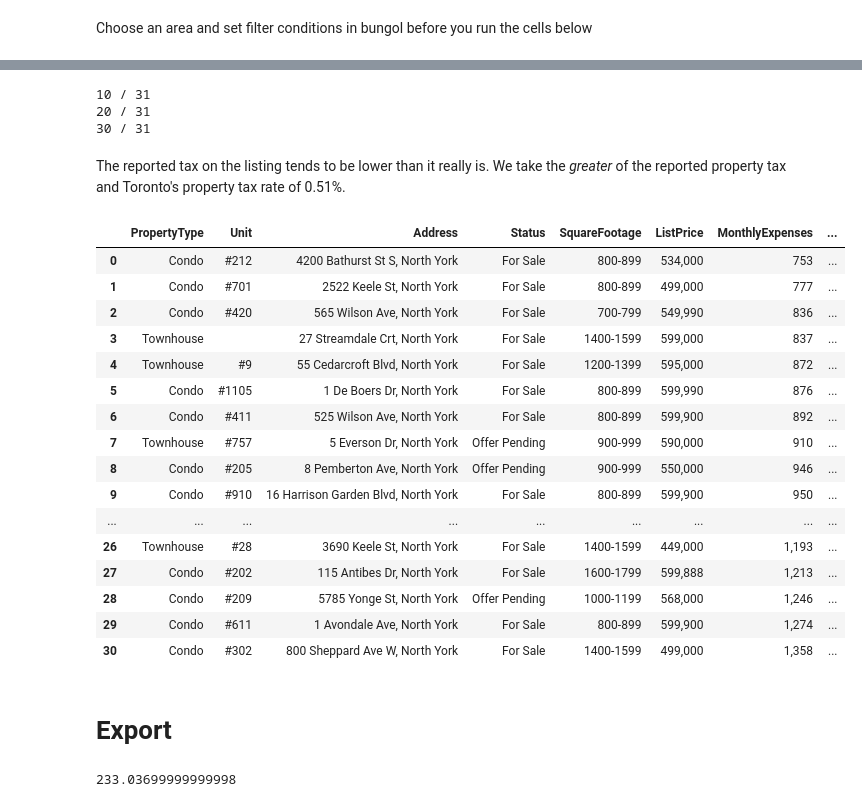
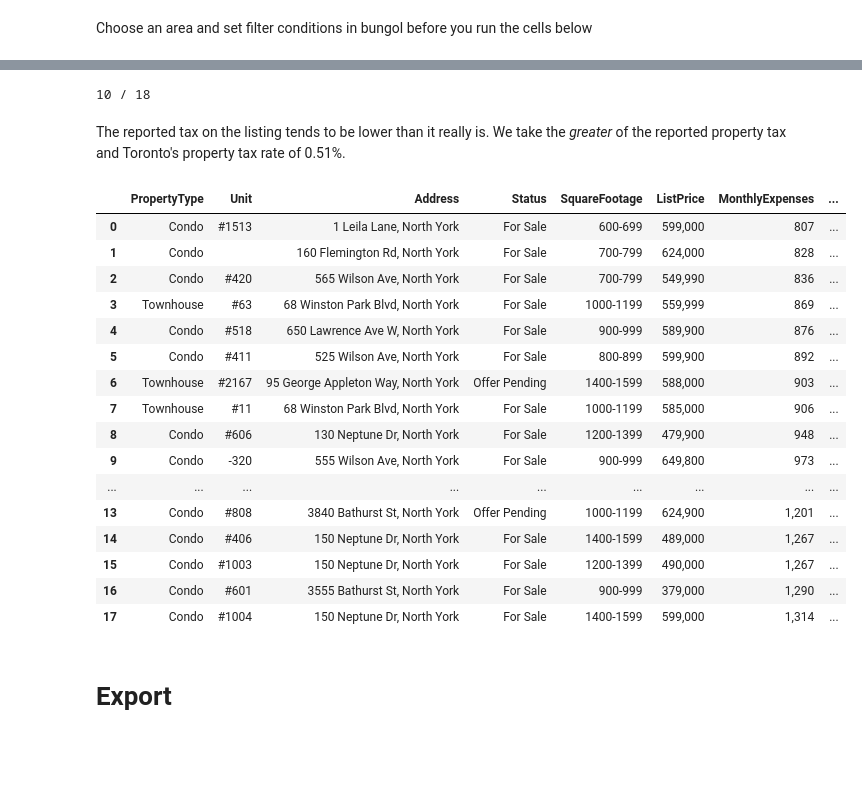
Before and after one commit to luongdang/bungol, a Jupyter notebook: notebooks/bungol.ipynb, the cells around one changed output, grey strips where cells are left out. Drawn from its saved outputs; the diff is of its cells as text; code cells hidden in the pictures; blank space fills up the shorter version.

```diff
--- a/notebooks/bungol.ipynb
+++ b/notebooks/bungol.ipynb
@@ -77,8 +77,12 @@ for i, url in enumerate(urls):
 
     driver.get(url)
     driver.find_element_by_link_text('Community').click()
-    wait = WebDriverWait(driver, 5, poll_frequency=1)
-    wait.until(EC.text_to_be_present_in_element((By.ID, 'listingCommunityAverageIncome'), ','))
+
+    try:
+        wait = WebDriverWait(driver, 5, poll_frequency=1)
+        wait.until(EC.text_to_be_present_in_element((By.ID, 'listingCommunityAverageIncome'), ','))
+    except:
+        pass
 
     soup = BeautifulSoup(driver.page_source)
     s = pd.Series()
@@ -103,6 +107,7 @@ for i, url in enumerate(urls):
         'SquareFootage': '#listingSummarySqFt',
         'MaintenanceFee': '#listingSummaryMaintenanceFees',
         'PropertyTax': '#listingSummaryTaxes',
+        'MLS': '#listingMiscMLS'
     }
 
     for variable, selector in info.items():
@@ -139,9 +144,7 @@ for i, url in enumerate(urls):
     s['URL'] = url
     details.append(s)
 # %% [output]
-10 / 31
-20 / 31
-30 / 31
+10 / 18
 # %%
 df = pd.DataFrame(details)
 # %%
@@ -188,41 +191,37 @@ df[cols] = df[cols].apply(pd.to_numeric)
 # %%
 def make_hyperlink(cell):
     return f'<a target="_blank" href="{cell}">Link</a>'
 
-result = df[['PropertyType', 'Unit', 'Address', 'Status', 'SquareFootage', 'ListPrice', 'MonthlyExpenses', 'TrueMaintenanceFee', 'URL']] \
+result = df[['PropertyType', 'Unit', 'Address', 'Status', 'SquareFootage', 'ListPrice', 'MonthlyExpenses', 'TrueMaintenanceFee', 'URL', 'MLS']] \
             .sort_values('MonthlyExpenses').reset_index(drop=True) \
             .style.format({
                 'ListPrice': '{:,.0f}',
                 'PropertyTax': '{:,.2f}',
                 'MonthlyExpenses': '{:,.0f}',
                 'TrueMaintenanceFee': '{:,.0f}',
                 'AvgPersonalIncome': '{:,.0f}',
                 'URL': make_hyperlink
             })
 result
 # %% [output]
 |  | PropertyType | Unit | Address | Status | SquareFootage | ListPrice | MonthlyExpenses | ... |
-| 0 | Condo | #212 | 4200 Bathurst St S, North York | For Sale | 800-899 | 534,000 | 753 | ... |
-| 1 | Condo | #701 | 2522 Keele St, North York | For Sale | 800-899 | 499,000 | 777 | ... |
+| 0 | Condo | #1513 | 1 Leila Lane, North York | For Sale | 600-699 | 599,000 | 807 | ... |
+| 1 | Condo |  | 160 Flemington Rd, North York | For Sale | 700-799 | 624,000 | 828 | ... |
 | 2 | Condo | #420 | 565 Wilson Ave, North York | For Sale | 700-799 | 549,990 | 836 | ... |
-| 3 | Townhouse |  | 27 Streamdale Crt, North York | For Sale | 1400-1599 | 599,000 | 837 | ... |
-| 4 | Townhouse | #9 | 55 Cedarcroft Blvd, North York | For Sale | 1200-1399 | 595,000 | 872 | ... |
-| 5 | Condo | #1105 | 1 De Boers Dr, North York | For Sale | 800-899 | 599,990 | 876 | ... |
-| 6 | Condo | #411 | 525 Wilson Ave, North York | For Sale | 800-899 | 599,900 | 892 | ... |
-| 7 | Townhouse | #757 | 5 Everson Dr, North York | Offer Pending | 900-999 | 590,000 | 910 | ... |
-| 8 | Condo | #205 | 8 Pemberton Ave, North York | Offer Pending | 900-999 | 550,000 | 946 | ... |
-| 9 | Condo | #910 | 16 Harrison Garden Blvd, North York | For Sale | 800-899 | 599,900 | 950 | ... |
+| 3 | Townhouse | #63 | 68 Winston Park Blvd, North York | For Sale | 1000-1199 | 559,999 | 869 | ... |
+| 4 | Condo | #518 | 650 Lawrence Ave W, North York | For Sale | 900-999 | 589,900 | 876 | ... |
+| 5 | Condo | #411 | 525 Wilson Ave, North York | For Sale | 800-899 | 599,900 | 892 | ... |
+| 6 | Townhouse | #2167 | 95 George Appleton Way, North York | Offer Pending | 1400-1599 | 588,000 | 903 | ... |
+| 7 | Townhouse | #11 | 68 Winston Park Blvd, North York | For Sale | 1000-1199 | 585,000 | 906 | ... |
+| 8 | Condo | #606 | 130 Neptune Dr, North York | For Sale | 1200-1399 | 479,900 | 948 | ... |
+| 9 | Condo | -320 | 555 Wilson Ave, North York | For Sale | 900-999 | 649,800 | 973 | ... |
 | ... | ... | ... | ... | ... | ... | ... | ... | ... |
-| 26 | Townhouse | #28 | 3690 Keele St, North York | For Sale | 1400-1599 | 449,000 | 1,193 | ... |
-| 27 | Condo | #202 | 115 Antibes Dr, North York | For Sale | 1600-1799 | 599,888 | 1,213 | ... |
-| 28 | Condo | #209 | 5785 Yonge St, North York | Offer Pending | 1000-1199 | 568,000 | 1,246 | ... |
-| 29 | Condo | #611 | 1 Avondale Ave, North York | For Sale | 800-899 | 599,900 | 1,274 | ... |
-| 30 | Condo | #302 | 800 Sheppard Ave W, North York | For Sale | 1400-1599 | 499,000 | 1,358 | ... |
+| 13 | Condo | #808 | 3840 Bathurst St, North York | Offer Pending | 1000-1199 | 624,900 | 1,201 | ... |
+| 14 | Condo | #406 | 150 Neptune Dr, North York | For Sale | 1400-1599 | 489,000 | 1,267 | ... |
+| 15 | Condo | #1003 | 150 Neptune Dr, North York | For Sale | 1200-1399 | 490,000 | 1,267 | ... |
+| 16 | Condo | #601 | 3555 Bathurst St, North York | For Sale | 900-999 | 379,000 | 1,290 | ... |
+| 17 | Condo | #1004 | 150 Neptune Dr, North York | For Sale | 1400-1599 | 599,000 | 1,314 | ... |
 # %% [markdown]
 # Export
 # %%
 # result.to_excel('./result.xlsx', index=False)
-# %%
-standardExpenses.sum()
-# %% [output]
-233.03699999999998
```
Also changed, not shown: parts of 1 cell of this notebook.
